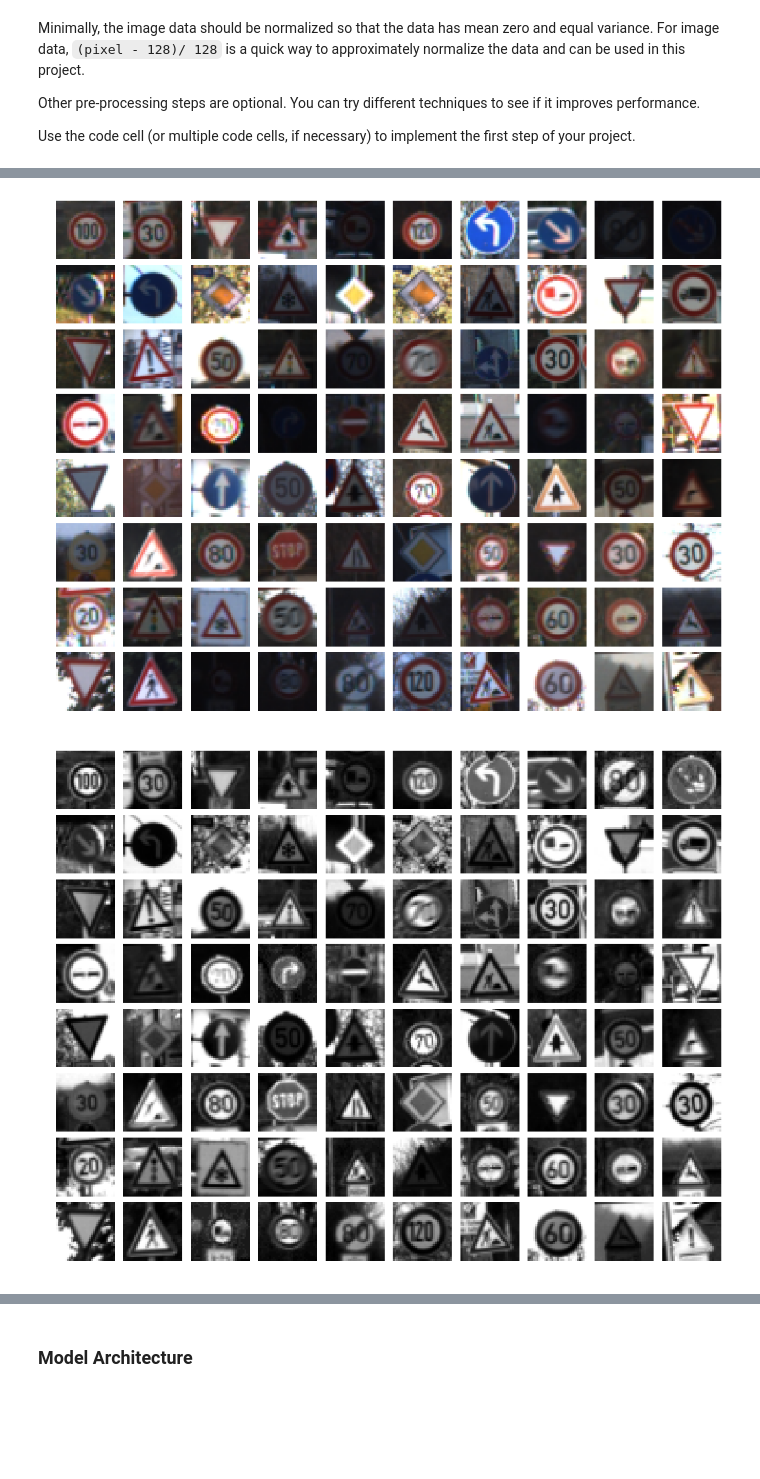
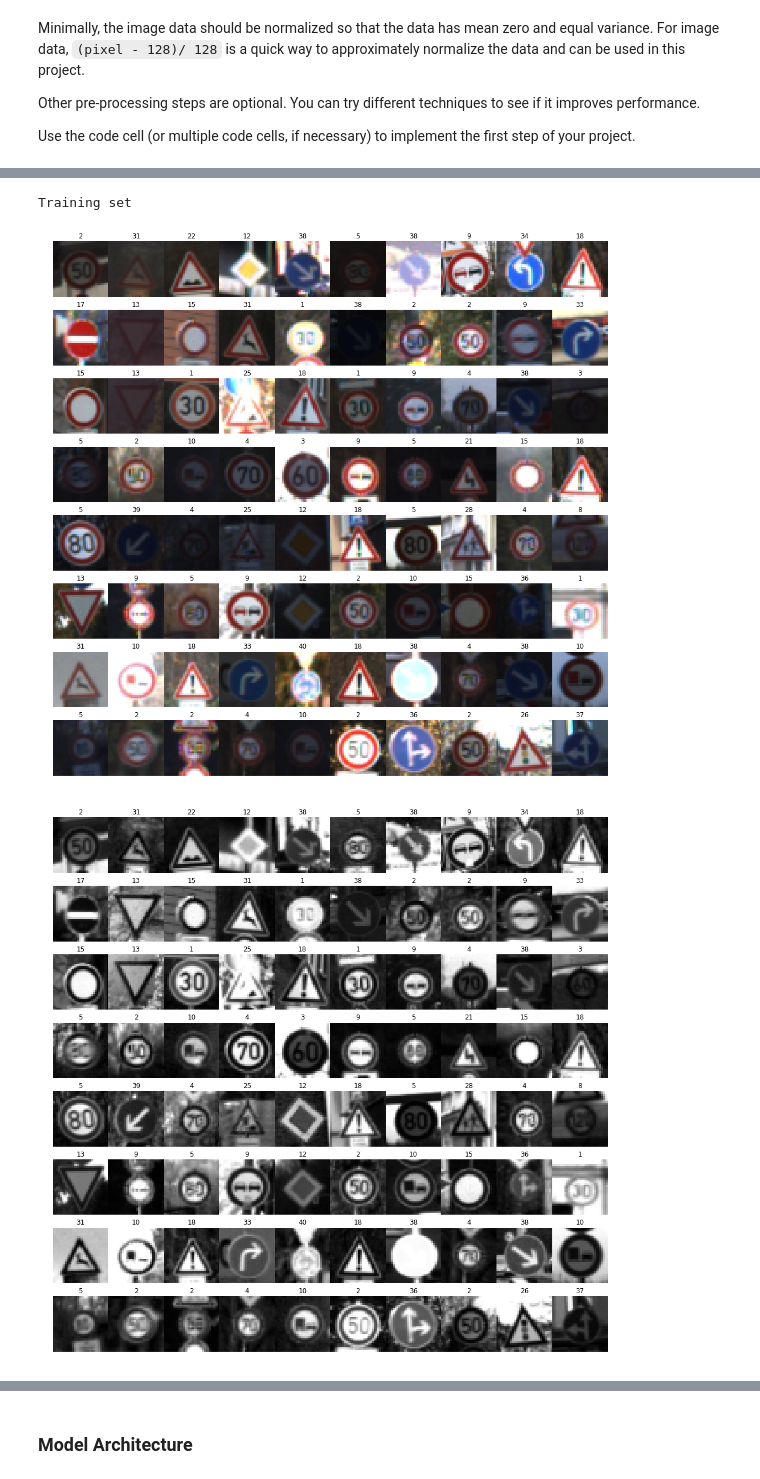
Before and after one commit to afourteia/CarND_Traffic_Sign_Classifier, a Jupyter notebook: Traffic_Sign_Classifier.ipynb, the cells around one changed output, grey strips where cells are left out. Saved outputs shown, nothing was run; the diff lists cells and outputs as text; code cells hidden in the pictures; blank space fills up the shorter version.

```diff
--- a/Traffic_Sign_Classifier.ipynb
+++ b/Traffic_Sign_Classifier.ipynb
@@ -189,13 +189,13 @@ There are various aspects to consider when thinking about this problem:
 
 Here is an example of a [published baseline model on this problem](http://yann.lecun.com/exdb/publis/pdf/sermanet-ijcnn-11.pdf). It's not required to be familiar with the approach used in the paper but, it's good practice to try to read papers like these.
 # %%
-def view_images(image_set):
+def view_images(image_set, labels):
     """ Displays a grid of images from an image array
     This function can plot both color and gray images"""
     n_rows = 8
     n_cols = 10
-    offset = 620
-    fig, axs = plt.subplots(n_rows,n_cols, figsize=(18, 14))
+    offset = 1
+    fig, axs = plt.subplots(n_rows,n_cols, figsize=(18, 18))
     fig.subplots_adjust(hspace = .1, wspace=.001)
     axs = axs.ravel()
     for j in range(0,n_rows,1):
@@ -204,10 +204,12 @@ def view_images(image_set):
             if image_set.shape[3] == 1:
                 image = image_set[index + offset].squeeze()
                 axs[index].axis('off')
+                axs[index].set_title(labels[index + offset])
                 axs[index].imshow(image, cmap='gray')
             else:
                 image = image_set[index + offset]
                 axs[index].axis('off')
+                axs[index].set_title(labels[index + offset])
                 axs[index].imshow(image)
 # %%
 #View a series of images
@@ -522,7 +526,10 @@ photo#:  30258
 # %%
 # Visualize rgb vs grayscale vs grayscale_processed
-view_images(X_train)
-view_images(X_train_gray)
+print("Training set")
+view_images(X_train, y_train)
+view_images(X_train_gray, y_train)
+view_images(X_train_norm, y_train_norm)
 # %% [output]
+Training set
-[figure, old version]
+[figure, new version]
-[figure, old version]
+[figure, new version]
```
Also changed, not shown: parts of 17 cells of this notebook, 3 other files.
